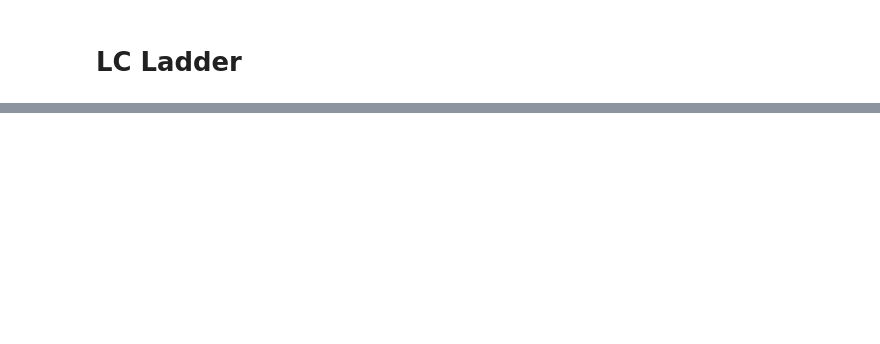
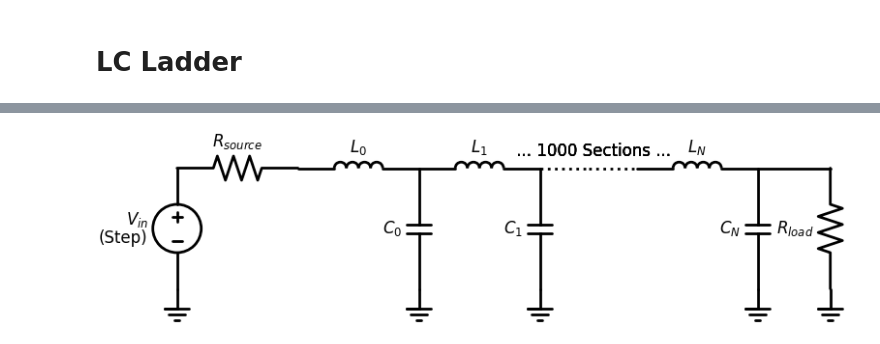
Before and after one commit to cdaunt/circulus, a Jupyter notebook: examples/lc_ladder.ipynb, the cells around one changed output, grey strips where cells are left out. Drawn from its saved outputs; the diff is of its cells as text; code cells hidden in the pictures; blank space fills up the shorter version.

```diff
--- a/examples/lc_ladder.ipynb
+++ b/examples/lc_ladder.ipynb
@@ -77,3 +95,83 @@ R_LOAD = 50.0
+# %%
+import schemdraw
+import schemdraw.elements as elm
+
+def draw_ladder_schematic():
+    with schemdraw.Drawing() as d:
+        d.config(fontsize=12, unit=2.5)
+
+        # 1. Source and Input Resistance
+        d.add(elm.Ground())
+
+        # FIX: Changed 'SourceStep' to 'SourceV'
+        src = d.add(elm.SourceV()
+                    .up()
+                    .label("$V_{in}$\n(Step)"))
+
+        # Connect Source to Input Resistor
+        d.add(elm.Resistor()
+              .right()
+              .at(src.end)
+              .label("$R_{source}$"))
+
+        # Save the current position
+        current_node = d.here
+
+        # 2. Draw Initial Stages (First 2 sections)
+        for i in range(2):
+            # Inductor (Series)
+            l = d.add(elm.Inductor()
+                      .right()
+                      .at(current_node)
+                      .label(f"$L_{i}$"))
+
+            current_node = l.end
+
+            # Capacitor (Shunt to Ground)
+            d.add(elm.Capacitor()
+                  .down()
+                  .at(current_node)
+                  .label(f"$C_{i}$"))
+            d.add(elm.Ground())
+
+        # 3. Draw the Ellipsis (...) to imply N sections
+        # We draw a dashed line extending to the right
+        d.add(elm.Line().right().length(1).at(current_node).linestyle('dotted'))
+
+        # Add the text label in the gap
+        d.add(elm.Label().label(f" ... {N_SECTIONS} Sections ... ", ofst=(0, 0.25)).at(d.here))
+
+        # Another dashed line picking up after the gap
+        d.add(elm.Line().right().length(1).linestyle('dotted'))
+
+        current_node = d.here
+
+        # 4. Draw Final Stage (The N-th section)
+        l_last = d.add(elm.Inductor()
+                       .right()
+                       .at(current_node)
+                       .label("$L_{N}$"))
+
+        current_node = l_last.end
+
+        d.add(elm.Capacitor()
+              .down()
+              .at(current_node)
+              .label("$C_{N}$"))
+        d.add(elm.Ground())
+
+        # 5. Load Termination
+        # The load connects to the last node
+        d.add(elm.Line().right().length(1.5).at(current_node))
+        d.add(elm.Resistor()
+              .down()
+              .label("$R_{load}$"))
+        d.add(elm.Ground())
+
+# Generate the diagram
+draw_ladder_schematic()
+# %% [output]
+[figure, added]
 # %%
 
 models_map ={
```
Also changed, not shown: parts of 5 cells of this notebook, 14 other files.
